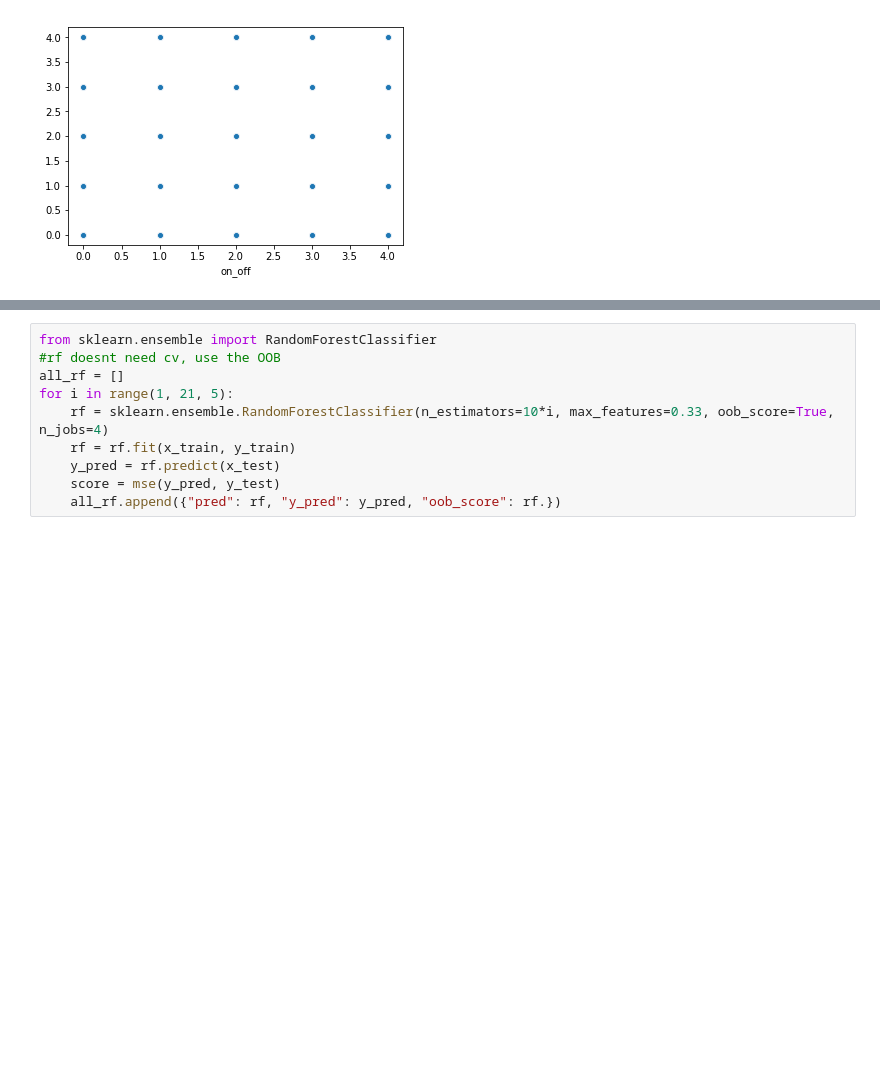
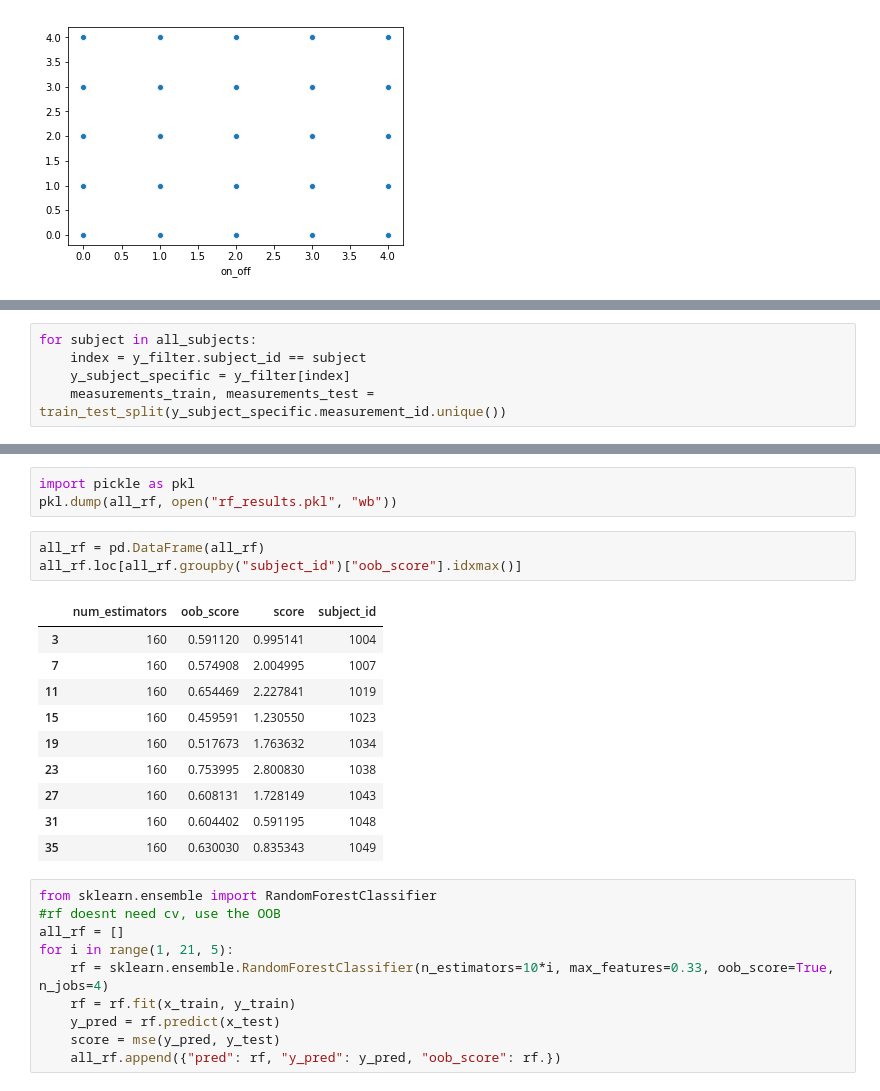
Before and after one commit to huangy6/beat_pd, a Jupyter notebook: EDA.ipynb, the cells around one changed output, grey strips where cells are left out. Saved outputs shown, nothing was run; the diff lists cells and outputs as text; blank space fills up the shorter version.

```diff
--- a/EDA.ipynb
+++ b/EDA.ipynb
@@ -472,0 +493,5 @@ sns.scatterplot(y_test, y_pred, x_jitter=0.3, y_jitter=0.3)
+# %%
+for subject in all_subjects:
+    index = y_filter.subject_id == subject
+    y_subject_specific = y_filter[index]
+    measurements_train, measurements_test = train_test_split(y_subject_specific.measurement_id.unique())
@@ -473,3 +517,20 @@ sns.scatterplot(y_test, y_pred, x_jitter=0.3, y_jitter=0.3)
+# %%
+import pickle as pkl
+pkl.dump(all_rf, open("rf_results.pkl", "wb"))
+# %%
+all_rf = pd.DataFrame(all_rf)
+all_rf.loc[all_rf.groupby("subject_id")["oob_score"].idxmax()]
+# %% [output]
+|  | num_estimators | oob_score | score | subject_id |
+| 3 | 160 | 0.591120 | 0.995141 | 1004 |
+| 7 | 160 | 0.574908 | 2.004995 | 1007 |
+| 11 | 160 | 0.654469 | 2.227841 | 1019 |
+| 15 | 160 | 0.459591 | 1.230550 | 1023 |
+| 19 | 160 | 0.517673 | 1.763632 | 1034 |
+| 23 | 160 | 0.753995 | 2.800830 | 1038 |
+| 27 | 160 | 0.608131 | 1.728149 | 1043 |
+| 31 | 160 | 0.604402 | 0.591195 | 1048 |
+| 35 | 160 | 0.630030 | 0.835343 | 1049 |
 # %%
 from sklearn.ensemble import RandomForestClassifier
 #rf doesnt need cv, use the OOB
```
Also changed, not shown: parts of 22 cells of this notebook, 3 other files.
